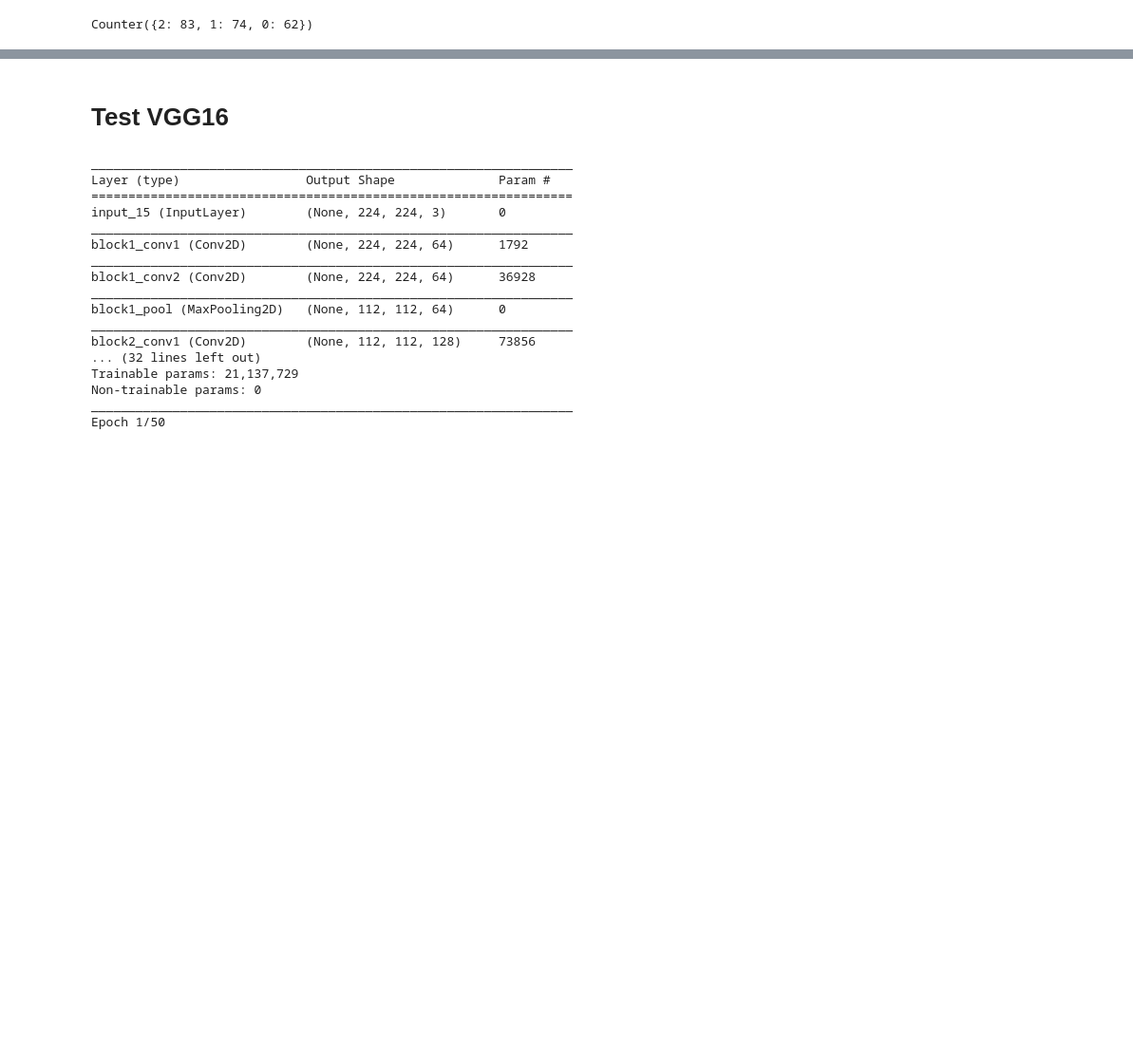
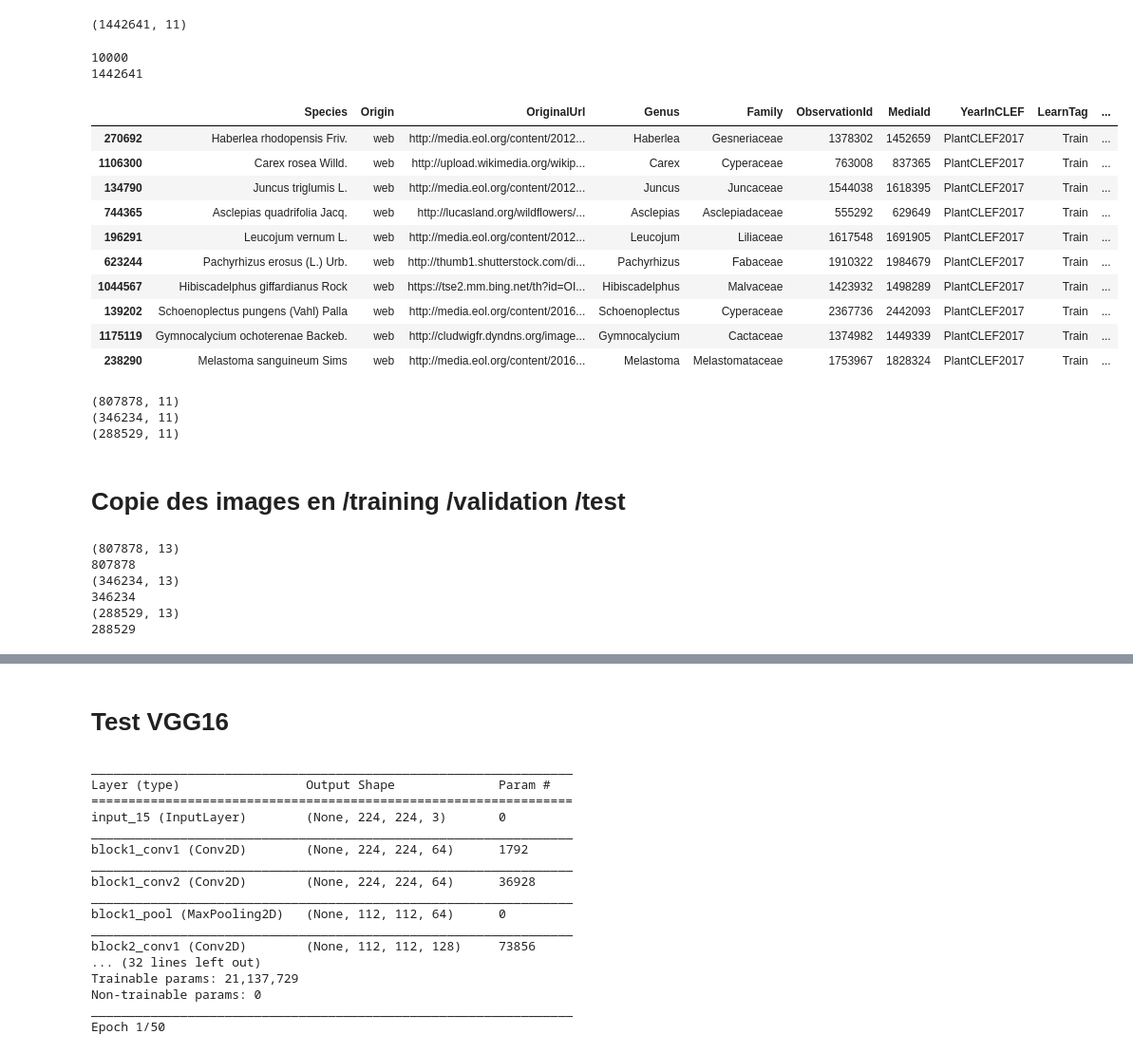
Before and after one commit to axel339/LifeCLEF-Expert, a Jupyter notebook: XceptionV1.ipynb, the cells around one changed output, grey strips where cells are left out. Shown at 95% size. Saved outputs shown, nothing was run; the diff lists cells and outputs as text; code cells hidden in the pictures; blank space fills up the shorter version.

```diff
--- a/XceptionV1.ipynb
+++ b/XceptionV1.ipynb
@@ -18,32 +42,40 @@ from collections import Counter
-# %%
-df = pd.DataFrame(columns=['FileName', 'Species', 'ClassId'])
-count= 0
-for root, dirs, files in os.walk('Data'):
-    for name in files:
-        if name.endswith(".xml"):
-            root = root.replace("\\", "/")
-            xmlFile = xml.etree.ElementTree.parse(root + '/' + name).getroot()
-            FileName = root + '/' + xmlFile[0].text
-            Species = xmlFile[1].text
-            LearnTag = xmlFile[9].text
-            if LearnTag != 'Train':
-                print(LearnTag)
-            ClassId = int(xmlFile[10].text)
-            df.loc[count] = [FileName, Species, ClassId]
-            count += 1
-
-encoder = LabelEncoder()
-encoder.fit(df.ClassId)
-df.ClassId = encoder.transform(df.ClassId)
+# %%
+df.shape
+# %% [output]
+(1442641, 11)
 # %%
 X_train, X_test, y_train, y_test = train_test_split(df, df['ClassId'],
                                                     stratify=df['ClassId'],
                                                     random_state=123,
                                                     test_size=0.2)
 X_train, X_validation, y_train, y_validation = train_test_split(X_train, X_train['ClassId'],
                                                     stratify=X_train['ClassId'],
                                                     random_state=123,
                                                     test_size=0.3)
-print(Counter(df.ClassId))
+print(len(Counter(df.ClassId)))
+print(len(Counter(df.ObservationId)))
+X_train.head(10)
 # %% [output]
-Counter({2: 83, 1: 74, 0: 62})
+10000
+1442641
+|  | Species | Origin | OriginalUrl | Genus | Family | ObservationId | MediaId | YearInCLEF | LearnTag | ... |
+| 270692 | Haberlea rhodopensis Friv. | web | http://media.eol.org/content/2012... | Haberlea | Gesneriaceae | 1378302 | 1452659 | PlantCLEF2017 | Train | ... |
+| 1106300 | Carex rosea Willd. | web | http://upload.wikimedia.org/wikip... | Carex | Cyperaceae | 763008 | 837365 | PlantCLEF2017 | Train | ... |
+| 134790 | Juncus triglumis L. | web | http://media.eol.org/content/2012... | Juncus | Juncaceae | 1544038 | 1618395 | PlantCLEF2017 | Train | ... |
+| 744365 | Asclepias quadrifolia Jacq. | web | http://lucasland.org/wildflowers/... | Asclepias | Asclepiadaceae | 555292 | 629649 | PlantCLEF2017 | Train | ... |
+| 196291 | Leucojum vernum L. | web | http://media.eol.org/content/2012... | Leucojum | Liliaceae | 1617548 | 1691905 | PlantCLEF2017 | Train | ... |
+| 623244 | Pachyrhizus erosus (L.) Urb. | web | http://thumb1.shutterstock.com/di... | Pachyrhizus | Fabaceae | 1910322 | 1984679 | PlantCLEF2017 | Train | ... |
+| 1044567 | Hibiscadelphus giffardianus Rock | web | https://tse2.mm.bing.net/th?id=OI... | Hibiscadelphus | Malvaceae | 1423932 | 1498289 | PlantCLEF2017 | Train | ... |
+| 139202 | Schoenoplectus pungens (Vahl) Palla | web | http://media.eol.org/content/2016... | Schoenoplectus | Cyperaceae | 2367736 | 2442093 | PlantCLEF2017 | Train | ... |
+| 1175119 | Gymnocalycium ochoterenae Backeb. | web | http://cludwigfr.dyndns.org/image... | Gymnocalycium | Cactaceae | 1374982 | 1449339 | PlantCLEF2017 | Train | ... |
+| 238290 | Melastoma sanguineum Sims | web | http://media.eol.org/content/2016... | Melastoma | Melastomataceae | 1753967 | 1828324 | PlantCLEF2017 | Train | ... |
+# %%
+print(X_train.shape)
+print(X_validation.shape)
+print(X_test.shape)
+# %% [output]
+(807878, 11)
+(346234, 11)
+(288529, 11)
+# %% [markdown]
+# Copie des images en /training /validation /test
@@ -49,0 +146,17 @@ Counter({2: 83, 1: 74, 0: 62})
+# %%
+X_train = pd.read_csv('/data/training.csv')
+X_validation = pd.read_csv('/data/validation.csv')
+X_test = pd.read_csv('/data/test.csv')
+print(X_train.shape)
+print(y_train.size)
+print(X_validation.shape)
+print(y_validation.size)
+print(X_test.shape)
+print(y_test.size)
+# %% [output]
+(807878, 13)
+807878
+(346234, 13)
+346234
+(288529, 13)
+288529
```
Also changed, not shown: parts of 21 cells of this notebook, 1 other file.
